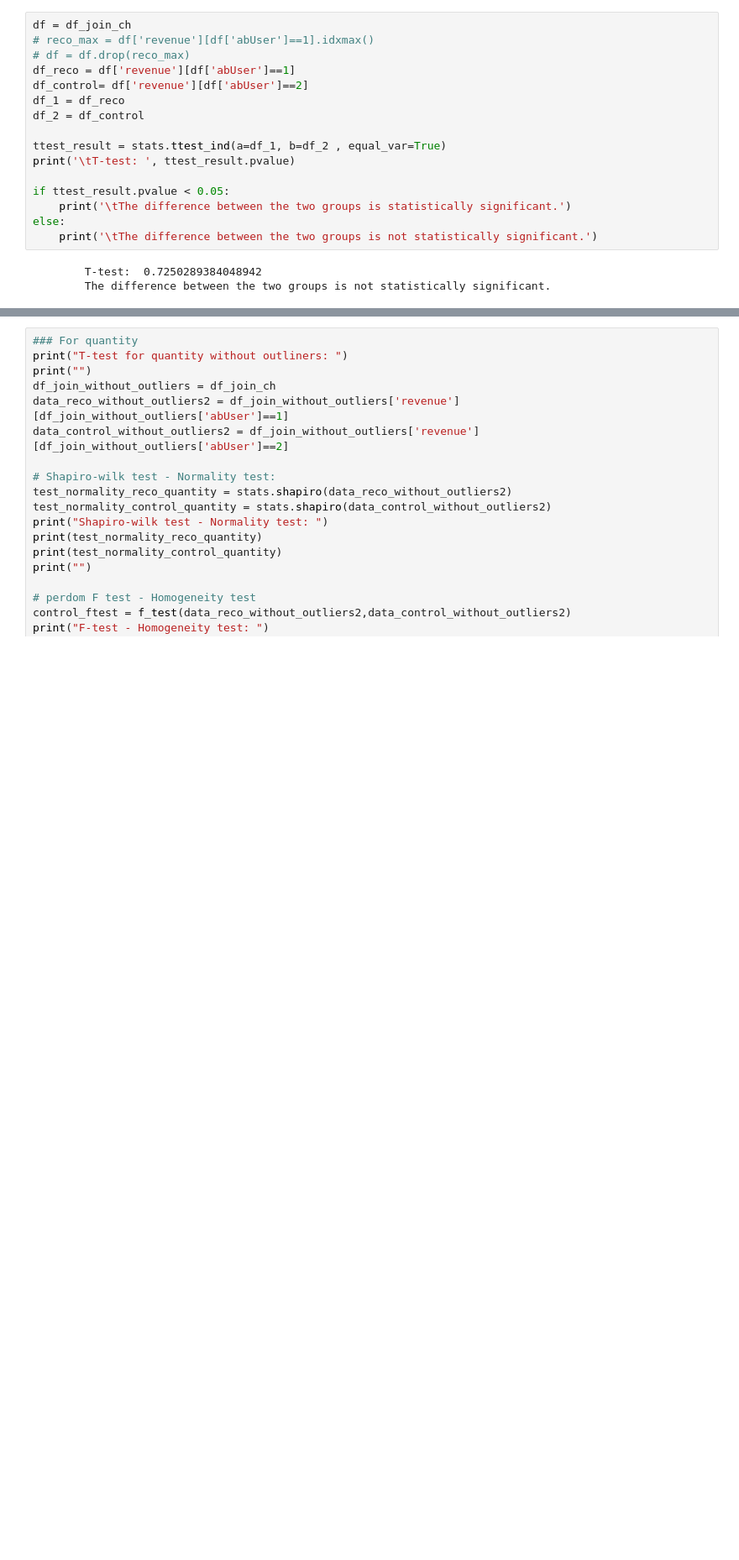
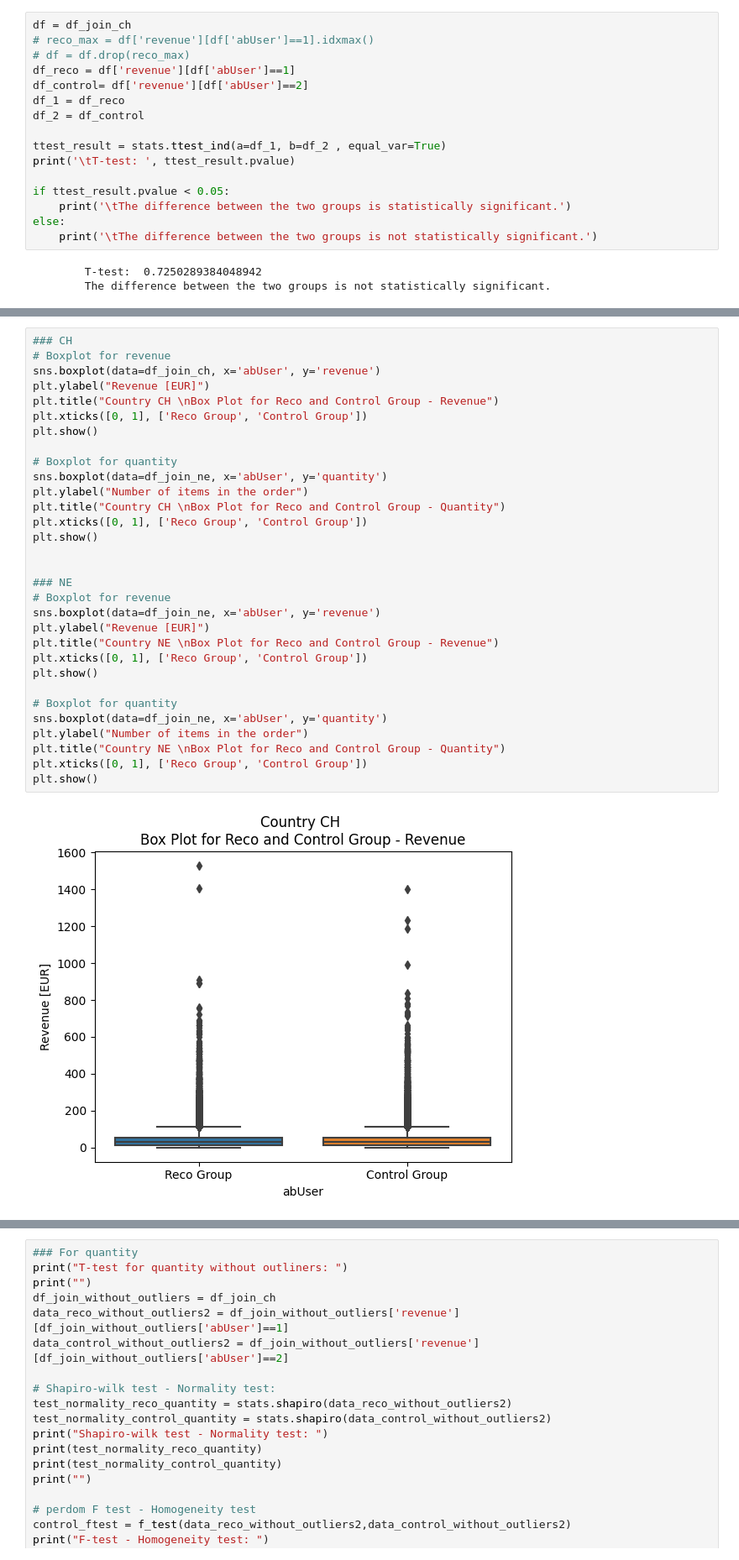
Before and after one commit to KlaraMartinaskova/notino, a Jupyter notebook: development_file.ipynb, the cells around one changed output, grey strips where cells are left out. Shown at 84% size. Drawn from its saved outputs; the diff is of its cells as text; blank space fills up the shorter version.

```diff
--- a/development_file.ipynb
+++ b/development_file.ipynb
@@ -2713,0 +2755,33 @@ else:
+# %%
+### CH
+# Boxplot for revenue
+sns.boxplot(data=df_join_ch, x='abUser', y='revenue')
+plt.ylabel("Revenue [EUR]")
+plt.title("Country CH \nBox Plot for Reco and Control Group - Revenue")
+plt.xticks([0, 1], ['Reco Group', 'Control Group'])
+plt.show()
+
+# Boxplot for quantity
+sns.boxplot(data=df_join_ne, x='abUser', y='quantity')
+plt.ylabel("Number of items in the order")
+plt.title("Country CH \nBox Plot for Reco and Control Group - Quantity")
+plt.xticks([0, 1], ['Reco Group', 'Control Group'])
+plt.show()
+
+
+### NE
+# Boxplot for revenue
+sns.boxplot(data=df_join_ne, x='abUser', y='revenue')
+plt.ylabel("Revenue [EUR]")
+plt.title("Country NE \nBox Plot for Reco and Control Group - Revenue")
+plt.xticks([0, 1], ['Reco Group', 'Control Group'])
+plt.show()
+
+# Boxplot for quantity
+sns.boxplot(data=df_join_ne, x='abUser', y='quantity')
+plt.ylabel("Number of items in the order")
+plt.title("Country NE \nBox Plot for Reco and Control Group - Quantity")
+plt.xticks([0, 1], ['Reco Group', 'Control Group'])
+plt.show()
+# %% [output]
+[figure, added]
```
Also changed, not shown: parts of 5 cells of this notebook.
